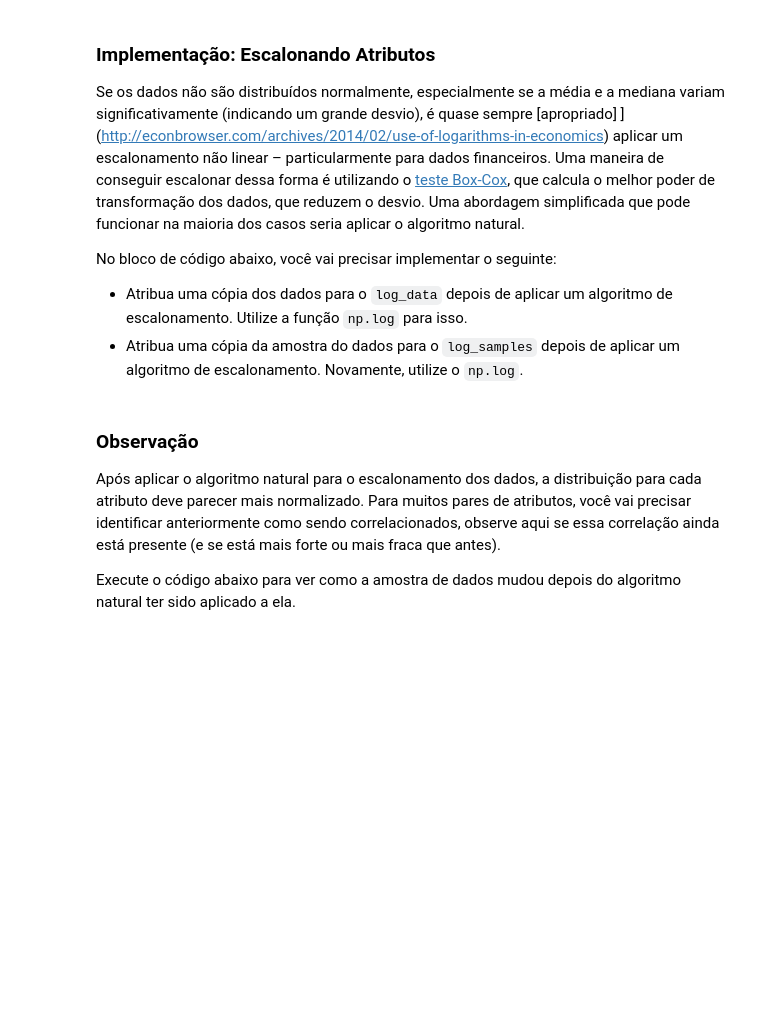
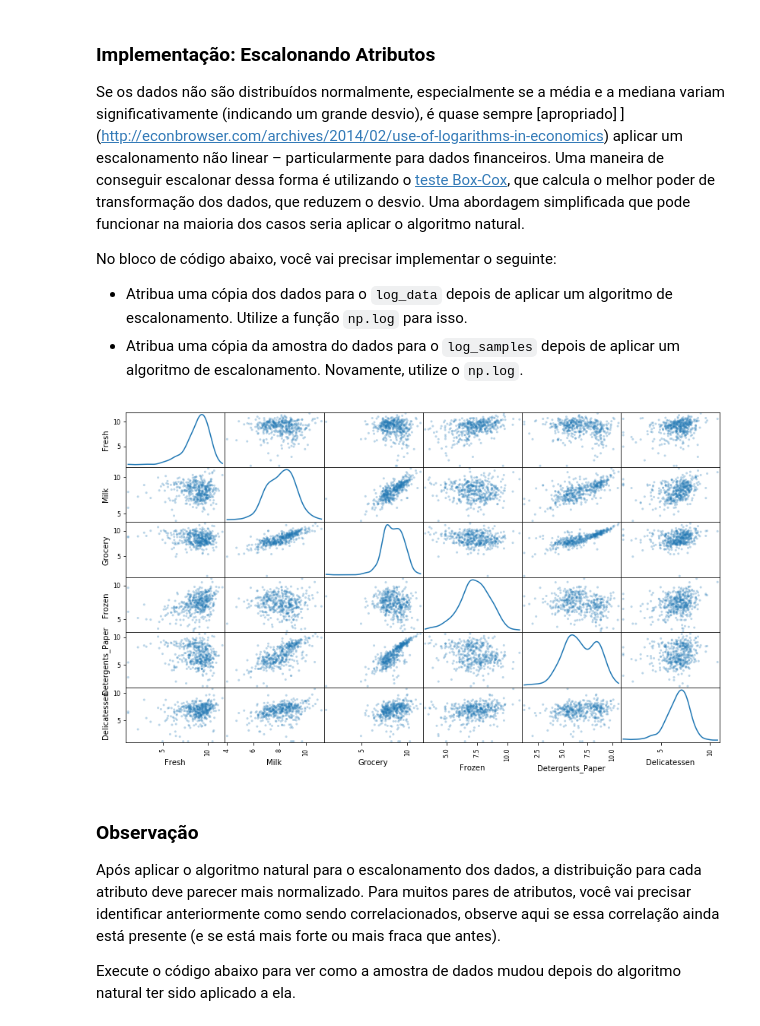
Before and after one commit to ericalbertodasilva/data_scientist_Project2_customer_segments, a Jupyter notebook: customer_segments_PT.ipynb, the cells around one changed output. Drawn from its saved outputs; the diff is of its cells as text; code cells hidden in the pictures; blank space fills up the shorter version.

```diff
--- a/customer_segments_PT.ipynb
+++ b/customer_segments_PT.ipynb
@@ -172,13 +172,15 @@ No bloco de código abaixo, você vai precisar implementar o seguinte:
  - Atribua uma cópia da amostra do dados para o `log_samples` depois de aplicar um algoritmo de escalonamento. Novamente, utilize o `np.log`.
 # %%
 # TODO: Escalone os dados utilizando o algoritmo natural
-log_data = None
+log_data = np.log(data)
 
 # TODO: Escalone a amostra de dados utilizando o algoritmo natural
-log_samples = None
+log_samples = np.log(samples)
 
 # Produza uma matriz de dispersão para cada par de atributos novos-transformados
 pd.scatter_matrix(log_data, alpha = 0.3, figsize = (14,8), diagonal = 'kde');
+# %% [output]
+[figure, added]
 # %% [markdown]
 ### Observação
 Após aplicar o algoritmo natural para o escalonamento dos dados, a distribuição para cada atributo deve parecer mais normalizado. Para muitos pares de atributos, você vai precisar identificar anteriormente como sendo correlacionados, observe aqui se essa correlação ainda está presente (e se está mais forte ou mais fraca que antes).
```
Also changed, not shown: parts of 4 cells of this notebook.
